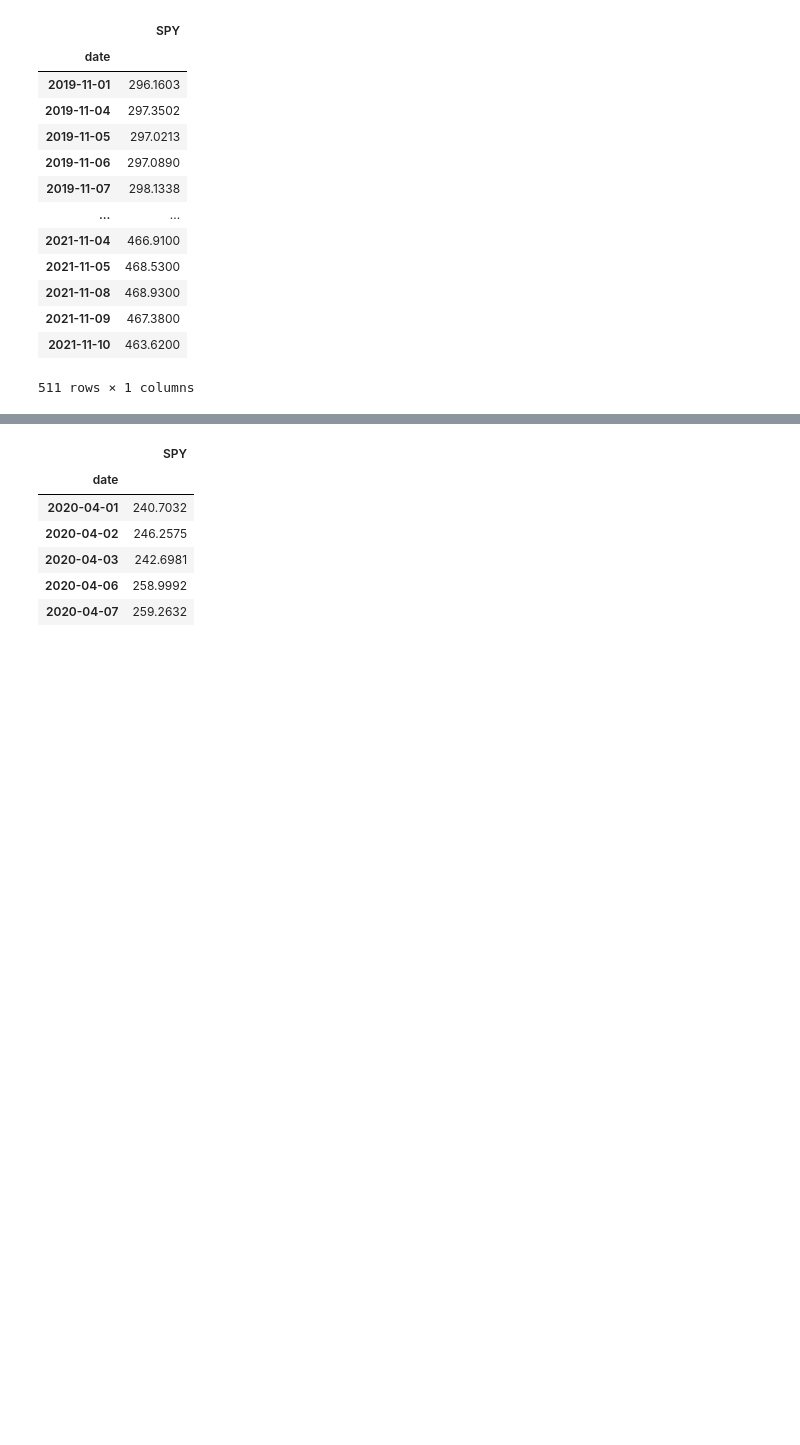
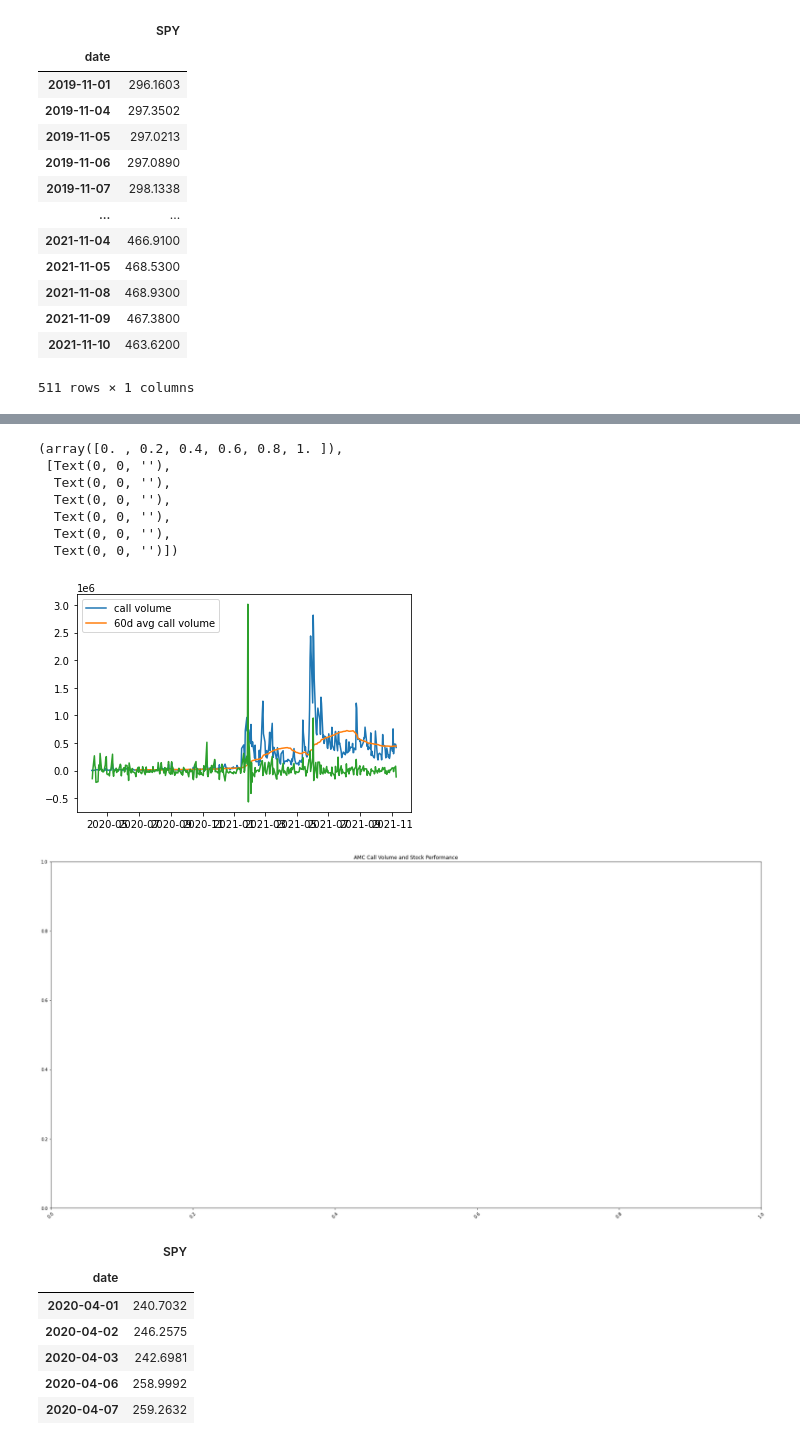
Before and after one commit to amazd/option-volume-prediction, a Jupyter notebook: statistical_fundamentalsv2.ipynb, the cells around one changed output, grey strips where cells are left out. Saved outputs shown, nothing was run; the diff lists cells and outputs as text; code cells hidden in the pictures; blank space fills up the shorter version.

```diff
--- a/statistical_fundamentalsv2.ipynb
+++ b/statistical_fundamentalsv2.ipynb
@@ -100,3 +103,21 @@ pct_chart = pct_change_one_day_scaled['AMC'].plot(ax=rolling_chart, legend=True,
+# %%
+plt.plot(call_volume_df['AMC'], label = "call volume")
+plt.plot(sixty_day_rolling_volume_df['AMC'], label = "60d avg call volume")
+plt.plot(pct_change_one_day_scaled['AMC'])
+plt.legend()
+plt.figure(figsize=(30,15))
+plt.title("AMC Call Volume and Stock Performance")
+plt.xticks(rotation=45)
+# %% [output]
+(array([0. , 0.2, 0.4, 0.6, 0.8, 1. ]),
+ [Text(0, 0, ''),
+  Text(0, 0, ''),
+  Text(0, 0, ''),
+  Text(0, 0, ''),
+  Text(0, 0, ''),
+  Text(0, 0, '')])
+[figure, added]
+[figure, added]
 # %%
 start_date = "2020-04-01"
 end_date = "2021-11-09"
```
Also changed, not shown: parts of 2 cells of this notebook.
